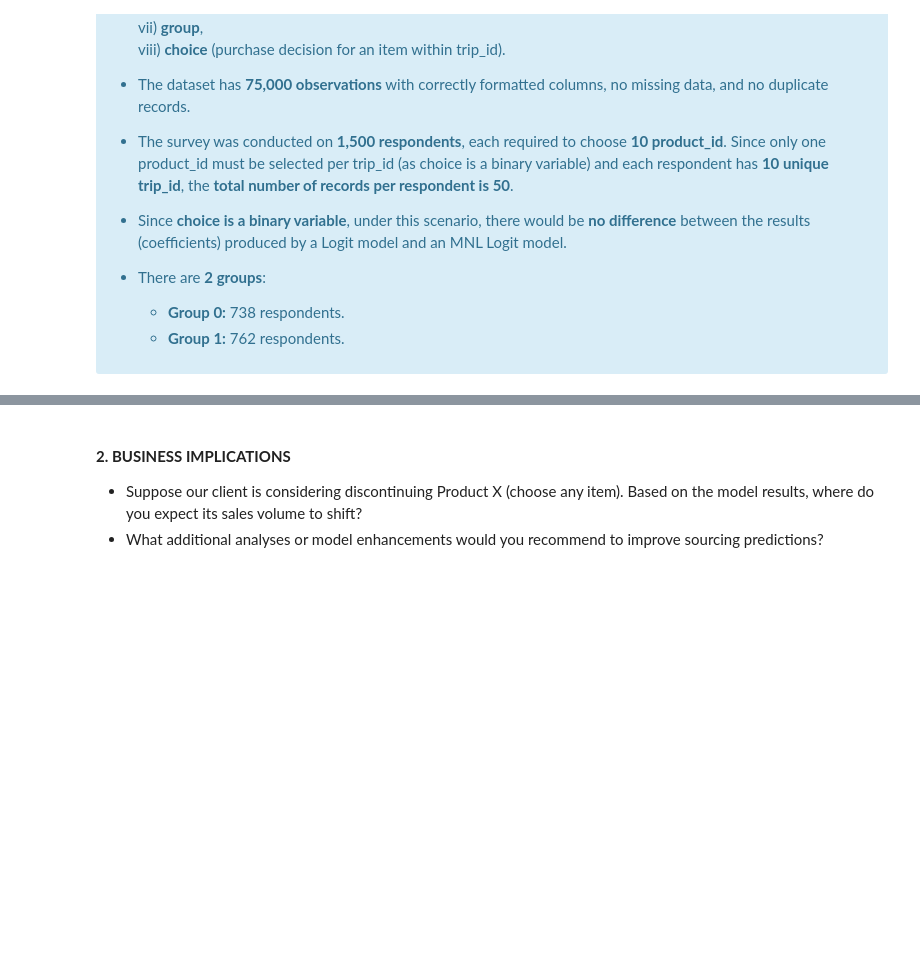
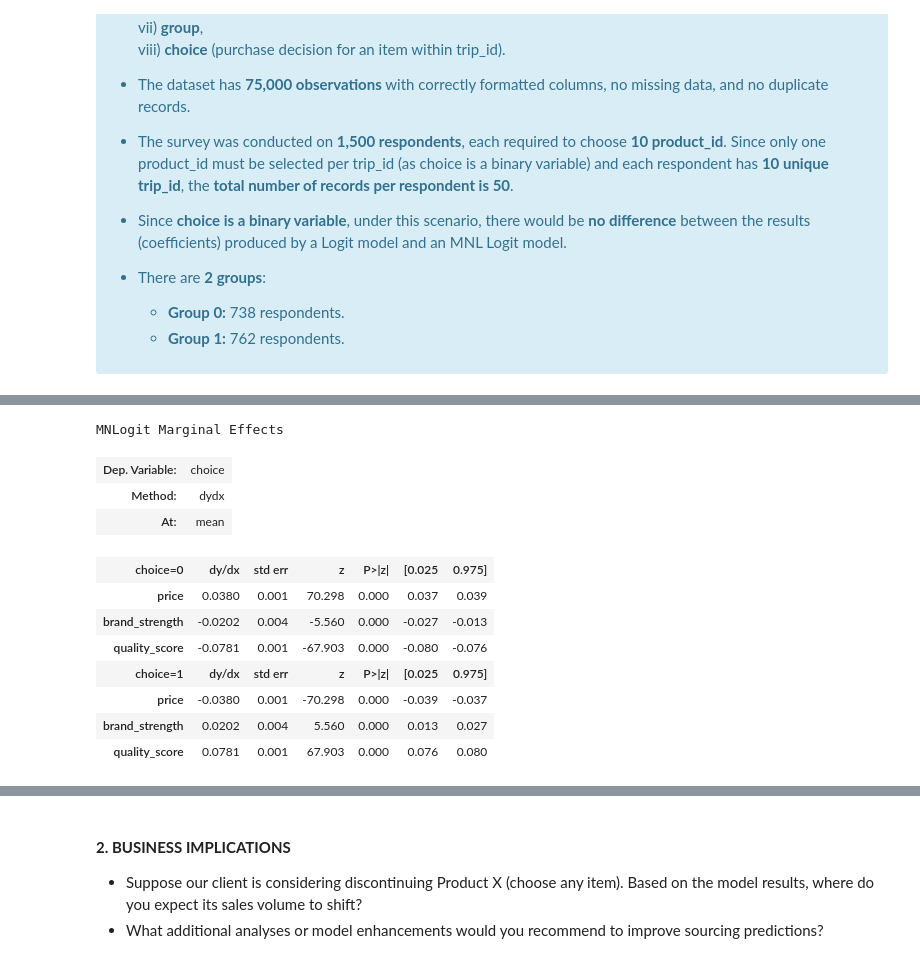
Before and after one commit to DavidGuzzi/Python-Projects, a Jupyter notebook: astrea/davidguzzi_deliverable.ipynb, the cells around one changed output, grey strips where cells are left out. Drawn from its saved outputs; the diff is of its cells as text; code cells hidden in the pictures; blank space fills up the shorter version.

```diff
--- a/astrea/davidguzzi_deliverable.ipynb
+++ b/astrea/davidguzzi_deliverable.ipynb
@@ -196,0 +199,11 @@ From the dataset observation, the following points can be noted:
+# %%
+x = respondents_data[['price', 'brand_strength', 'quality_score']]
+y = respondents_data['choice']
+
+X = sm.add_constant(x)
+
+model = sm.MNLogit(y, X)
+results = model.fit()
+coefs = pd.DataFrame(results.params).reset_index()
+coefs.columns = ['variable', 'coefficient']
+coefs
@@ -196,0 +229,16 @@ From the dataset observation, the following points can be noted:
+# %%
+margins = results.get_margeff(at='mean')
+margins.summary()
+# %% [output]
+MNLogit Marginal Effects
+| Dep. Variable: | choice |
+| Method: | dydx |
+| At: | mean |
+| choice=0 | dy/dx | std err | z | P>|z| | [0.025 | 0.975] |
+| price | 0.0380 | 0.001 | 70.298 | 0.000 | 0.037 | 0.039 |
+| brand_strength | -0.0202 | 0.004 | -5.560 | 0.000 | -0.027 | -0.013 |
+| quality_score | -0.0781 | 0.001 | -67.903 | 0.000 | -0.080 | -0.076 |
+| choice=1 | dy/dx | std err | z | P>|z| | [0.025 | 0.975] |
+| price | -0.0380 | 0.001 | -70.298 | 0.000 | -0.039 | -0.037 |
+| brand_strength | 0.0202 | 0.004 | 5.560 | 0.000 | 0.013 | 0.027 |
+| quality_score | 0.0781 | 0.001 | 67.903 | 0.000 | 0.076 | 0.080 |
```
Also changed, not shown: parts of 4 cells of this notebook.
